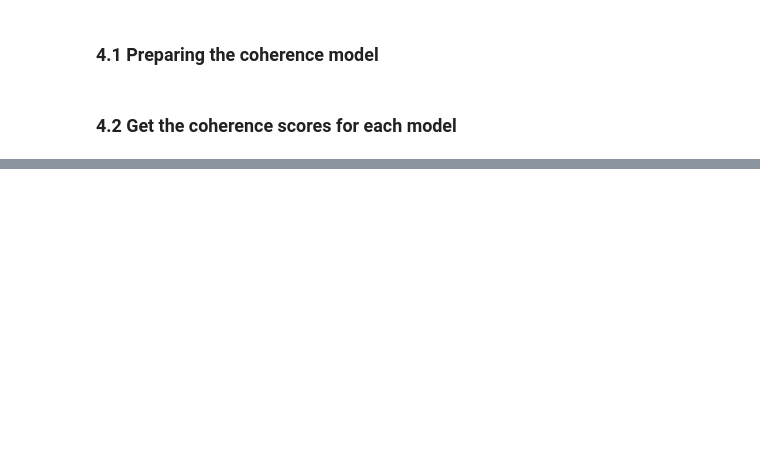
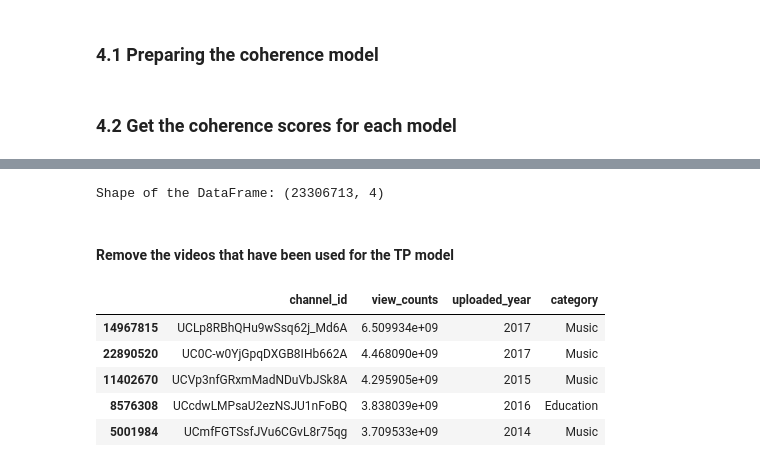
Before and after one commit to manoelhortaribeiro/youtube_projects, a Jupyter notebook: notebooks/0 - Full Pipeline.ipynb, the cells around one changed output, grey strips where cells are left out. Drawn from its saved outputs; the diff is of its cells as text; code cells hidden in the pictures; blank space fills up the shorter version.

Commit message:
classifier done, waiting results in the final pipeline

```diff
--- a/notebooks/0 - Full Pipeline.ipynb
+++ b/notebooks/0 - Full Pipeline.ipynb
@@ -504,6 +506,14 @@ class FakedGensimDict:
         return FakedGensimDict(dict(zip(range(len(vocab)), vocab)))
 # %% [markdown]
 ### 4.1 Preparing the coherence model
+# %%
+# Load the intermediate results
+
+S = scipy.sparse.load_npz('/dlabdata1/youtube_large/olam/data/final_res/matrices/S_final.npz')
+
+with open('/dlabdata1/youtube_large/olam/data/final_res/id2word_top20.pickle', 'rb') as f:
+    id2word_top20 = pickle.load(f)
+f.close()
 # %%
 texts = []
 
@@ -597,0 +655,12 @@ fig.savefig('/home/olam/coherence_scores')
+# %%
+# GET THE LIST OF RELEVANT CHANNELS
+
+df_channelcrawler = pd.read_csv('/dlabdata1/youtube_large/channelcrawler.csv')
+
+df_channelcrawler['channel_id'] = df_channelcrawler['link'].apply(
+    lambda x: x.replace('http://www.youtube.com/channel/', ''))
+
+# Store in a set since it will be faster to check if a channel is in channelcrawler
+set_relevant_channels_classifier = set(df_channelcrawler['channel_id'])
+
+print('There are ' + str(len(set_relevant_channels_classifier)) + ' relevant channels.')
@@ -597,0 +711,29 @@ fig.savefig('/home/olam/coherence_scores')
+# %%
+# Get the dataframe of all the videos that we will consider
+
+column_names = ['channel_id', 'view_counts', 'uploaded_year', 'category']
+
+df = pd.DataFrame(array_relevant_features, columns=column_names)
+
+print('Shape of the DataFrame: ' + str(df.shape))
+# %% [output]
+Shape of the DataFrame: (23306713, 4)
+# %% [markdown]
+#### Remove the videos that have been used for the TP model
+# %%
+# Load set of channels with more than 100'000 subs
+with open('/dlabdata1/youtube_large/olam/data/final_res/set_relevant_channels.pickle', 'rb') as f:
+    set_relevant_channels = pickle.load(f)
+f.close()
+# %%
+df_sub100000 = df[df['channel_id'].isin(set_relevant_channels)]
+df_top20 = df_sub100000.sort_values(['view_counts'], ascending=False).groupby(['category', 'uploaded_year', 'channel_id']).head(20)
+index_to_remove = set(df_top20.index)
+df_top20.head()
+# %% [output]
+|  | channel_id | view_counts | uploaded_year | category |
+| 14967815 | UCLp8RBhQHu9wSsq62j_Md6A | 6.509934e+09 | 2017 | Music |
+| 22890520 | UC0C-w0YjGpqDXGB8IHb662A | 4.468090e+09 | 2017 | Music |
+| 11402670 | UCVp3nfGRxmMadNDuVbJSk8A | 4.295905e+09 | 2015 | Music |
+| 8576308 | UCcdwLMPsaU2ezNSJU1nFoBQ | 3.838039e+09 | 2016 | Education |
+| 5001984 | UCmfFGTSsfJVu6CGvL8r75qg | 3.709533e+09 | 2014 | Music |
```
Also changed, not shown: parts of 58 cells of this notebook, 4 other files.
